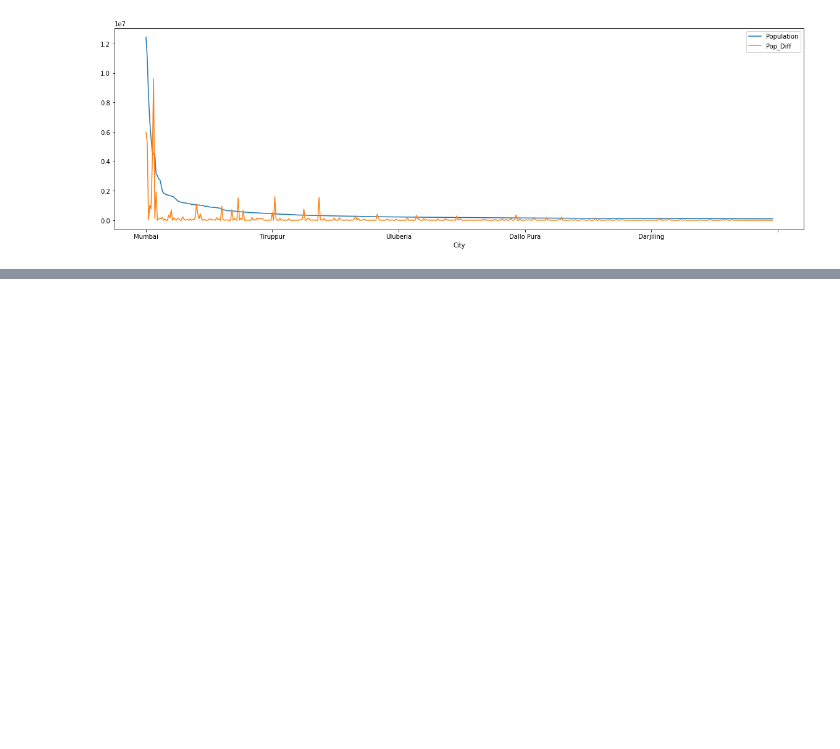
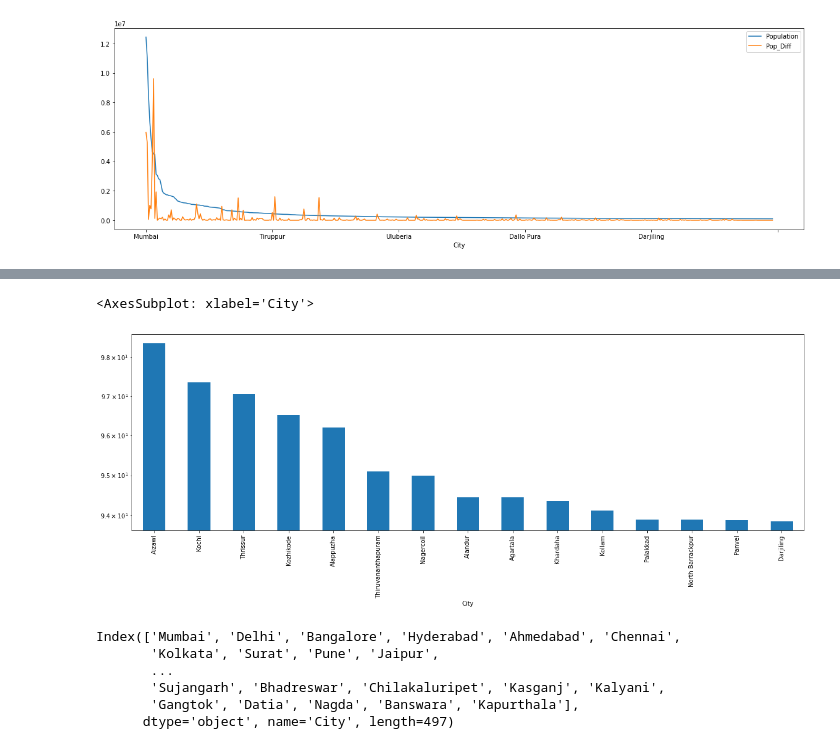
Before and after one commit to zaid-kamil/DP-SEP-PYDS-330-MTTF, a Jupyter notebook: data_analysis/analysis_part_3.ipynb, the cells around one changed output, grey strips where cells are left out. Saved outputs shown, nothing was run; the diff lists cells and outputs as text; code cells hidden in the pictures; blank space fills up the shorter version.

```diff
--- a/data_analysis/analysis_part_3.ipynb
+++ b/data_analysis/analysis_part_3.ipynb
@@ -172,0 +178,14 @@ df[['Population','Pop_Diff']].plot(kind='line', figsize=(20,6),)
+# %%
+df.sort_values(by='Literacy',ascending=False).head(15)['Literacy'].plot(kind='bar', figsize=(20,6), logy=True)
+# %% [output]
+<AxesSubplot: xlabel='City'>
+[figure, added]
+# %%
+df.index
+# %% [output]
+Index(['Mumbai', 'Delhi', 'Bangalore', 'Hyderabad', 'Ahmedabad', 'Chennai',
+       'Kolkata', 'Surat', 'Pune', 'Jaipur',
+       ...
+       'Sujangarh', 'Bhadreswar', 'Chilakaluripet', 'Kasganj', 'Kalyani',
+       'Gangtok', 'Datia', 'Nagda', 'Banswara', 'Kapurthala'],
+      dtype='object', name='City', length=497)
```
Also changed, not shown: parts of 1 cell of this notebook, 2 other files.
